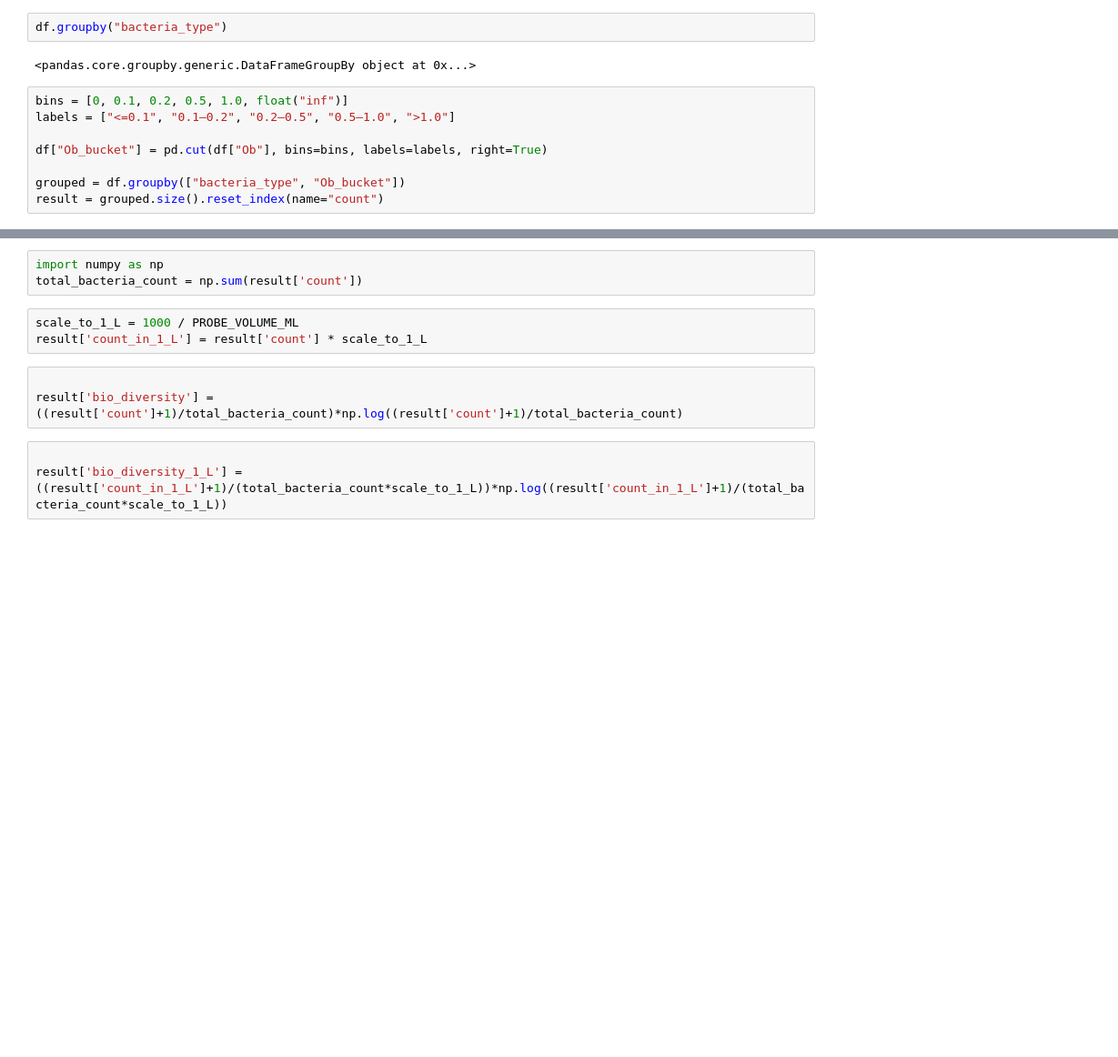
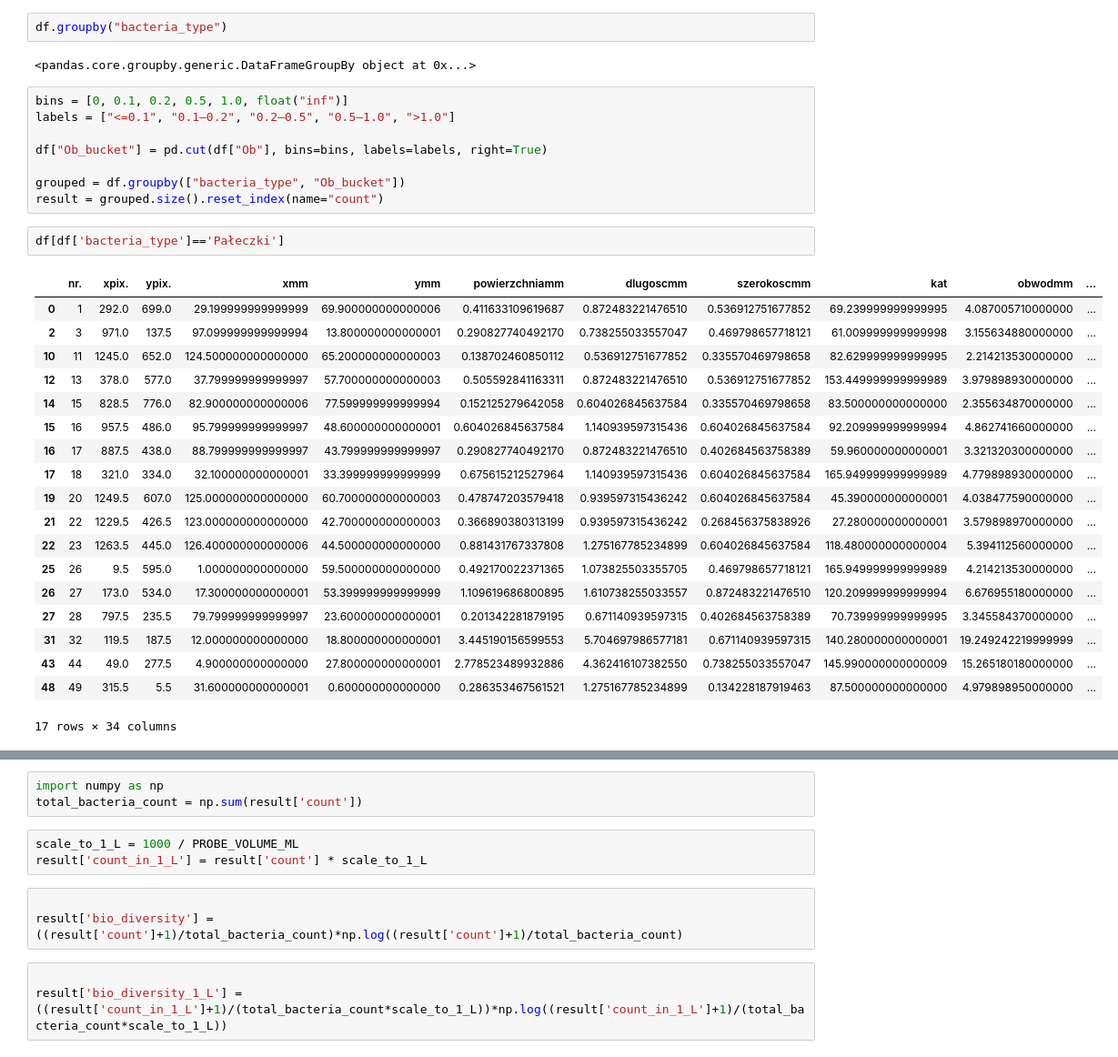
Before and after one commit to bAIcteria/microscope-ml-analyser, a Jupyter notebook: workflows/02_workflow/replace_macros.ipynb, the cells around one changed output, grey strips where cells are left out. Shown at 91% size. Drawn from its saved outputs; the diff is of its cells as text; blank space fills up the shorter version.

```diff
--- a/workflows/02_workflow/replace_macros.ipynb
+++ b/workflows/02_workflow/replace_macros.ipynb
@@ -86,3 +88,25 @@ df["Ob_bucket"] = pd.cut(df["Ob"], bins=bins, labels=labels, right=True)
 
 grouped = df.groupby(["bacteria_type", "Ob_bucket"])
 result = grouped.size().reset_index(name="count")
+# %%
+df[df['bacteria_type']=='Pałeczki']
+# %% [output]
+|  | nr. | xpix. | ypix. | xmm | ymm | powierzchniamm | dlugoscmm | szerokoscmm | kat | obwodmm | ... |
+| 0 | 1 | 292.0 | 699.0 | 29.199999999999999 | 69.900000000000006 | 0.411633109619687 | 0.872483221476510 | 0.536912751677852 | 69.239999999999995 | 4.087005710000000 | ... |
+| 2 | 3 | 971.0 | 137.5 | 97.099999999999994 | 13.800000000000001 | 0.290827740492170 | 0.738255033557047 | 0.469798657718121 | 61.009999999999998 | 3.155634880000000 | ... |
+| 10 | 11 | 1245.0 | 652.0 | 124.500000000000000 | 65.200000000000003 | 0.138702460850112 | 0.536912751677852 | 0.335570469798658 | 82.629999999999995 | 2.214213530000000 | ... |
+| 12 | 13 | 378.0 | 577.0 | 37.799999999999997 | 57.700000000000003 | 0.505592841163311 | 0.872483221476510 | 0.536912751677852 | 153.449999999999989 | 3.979898930000000 | ... |
+| 14 | 15 | 828.5 | 776.0 | 82.900000000000006 | 77.599999999999994 | 0.152125279642058 | 0.604026845637584 | 0.335570469798658 | 83.500000000000000 | 2.355634870000000 | ... |
+| 15 | 16 | 957.5 | 486.0 | 95.799999999999997 | 48.600000000000001 | 0.604026845637584 | 1.140939597315436 | 0.604026845637584 | 92.209999999999994 | 4.862741660000000 | ... |
+| 16 | 17 | 887.5 | 438.0 | 88.799999999999997 | 43.799999999999997 | 0.290827740492170 | 0.872483221476510 | 0.402684563758389 | 59.960000000000001 | 3.321320300000000 | ... |
+| 17 | 18 | 321.0 | 334.0 | 32.100000000000001 | 33.399999999999999 | 0.675615212527964 | 1.140939597315436 | 0.604026845637584 | 165.949999999999989 | 4.779898930000000 | ... |
+| 19 | 20 | 1249.5 | 607.0 | 125.000000000000000 | 60.700000000000003 | 0.478747203579418 | 0.939597315436242 | 0.604026845637584 | 45.390000000000001 | 4.038477590000000 | ... |
+| 21 | 22 | 1229.5 | 426.5 | 123.000000000000000 | 42.700000000000003 | 0.366890380313199 | 0.939597315436242 | 0.268456375838926 | 27.280000000000001 | 3.579898970000000 | ... |
+| 22 | 23 | 1263.5 | 445.0 | 126.400000000000006 | 44.500000000000000 | 0.881431767337808 | 1.275167785234899 | 0.604026845637584 | 118.480000000000004 | 5.394112560000000 | ... |
+| 25 | 26 | 9.5 | 595.0 | 1.000000000000000 | 59.500000000000000 | 0.492170022371365 | 1.073825503355705 | 0.469798657718121 | 165.949999999999989 | 4.214213530000000 | ... |
+| 26 | 27 | 173.0 | 534.0 | 17.300000000000001 | 53.399999999999999 | 1.109619686800895 | 1.610738255033557 | 0.872483221476510 | 120.209999999999994 | 6.676955180000000 | ... |
+| 27 | 28 | 797.5 | 235.5 | 79.799999999999997 | 23.600000000000001 | 0.201342281879195 | 0.671140939597315 | 0.402684563758389 | 70.739999999999995 | 3.345584370000000 | ... |
+| 31 | 32 | 119.5 | 187.5 | 12.000000000000000 | 18.800000000000001 | 3.445190156599553 | 5.704697986577181 | 0.671140939597315 | 140.280000000000001 | 19.249242219999999 | ... |
+| 43 | 44 | 49.0 | 277.5 | 4.900000000000000 | 27.800000000000001 | 2.778523489932886 | 4.362416107382550 | 0.738255033557047 | 145.990000000000009 | 15.265180180000000 | ... |
+| 48 | 49 | 315.5 | 5.5 | 31.600000000000001 | 0.600000000000000 | 0.286353467561521 | 1.275167785234899 | 0.134228187919463 | 87.500000000000000 | 4.979898950000000 | ... |
+17 rows × 34 columns
```
Also changed, not shown: parts of 11 cells of this notebook, 6 other files.
